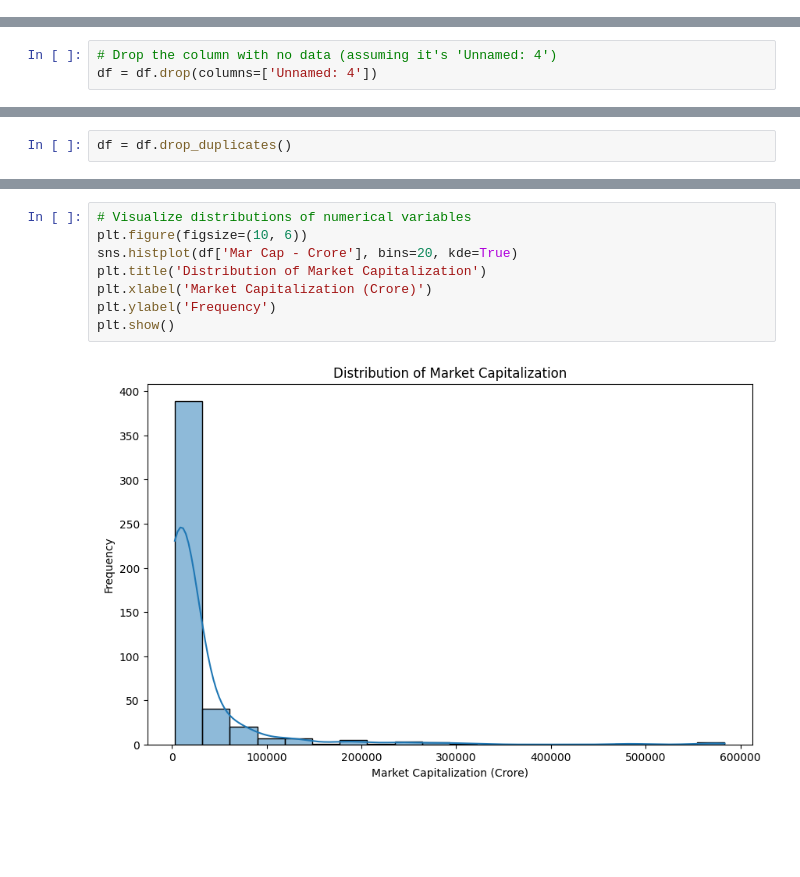
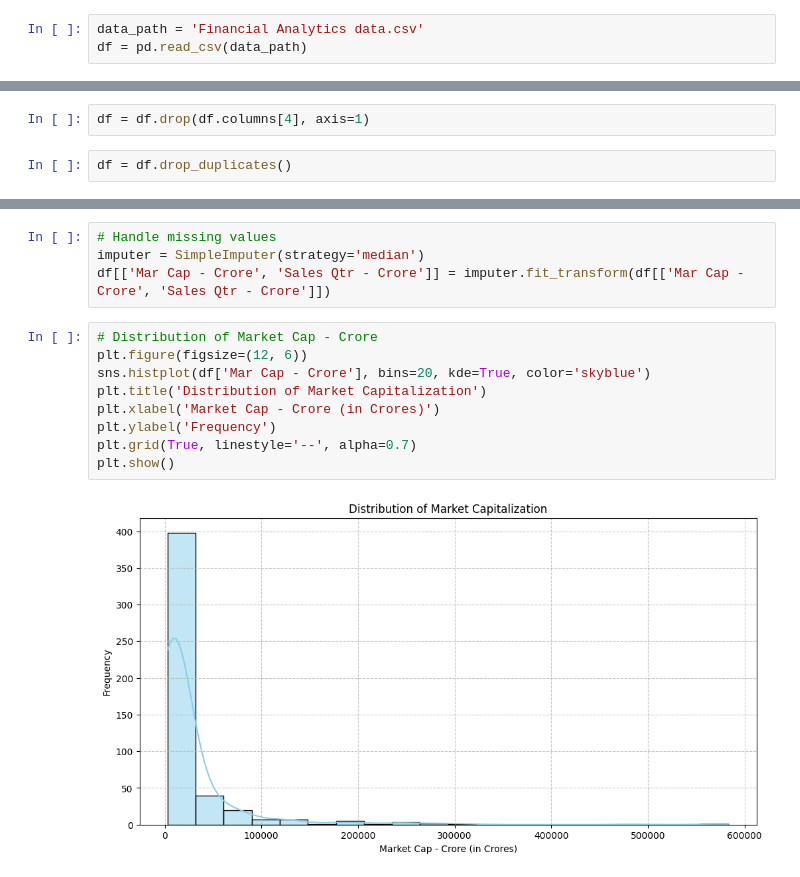
Before and after one commit to mahi1722/Data-Wonder, a Jupyter notebook: Financial Analysis/Financial Analysis.ipynb, the cells around one changed output, grey strips where cells are left out. Saved outputs shown, nothing was run; the diff lists cells and outputs as text; blank space fills up the shorter version.

```diff
--- a/Financial Analysis/Financial Analysis.ipynb
+++ b/Financial Analysis/Financial Analysis.ipynb
@@ -18,9 +26,9 @@ print(df.head())
+# %%
+data_path = 'Financial Analytics data.csv'
+df = pd.read_csv(data_path)
 # %%
 # Get the list of all columns
 columns_list = df.columns.tolist()
 print("List of all columns:", columns_list)
 # %% [output]
 List of all columns: ['S.No.', 'Name', 'Mar Cap - Crore', 'Sales Qtr - Crore', 'Unnamed: 4']
-# %%
-# Drop the column with no data (assuming it's 'Unnamed: 4')
-df = df.drop(columns=['Unnamed: 4'])
@@ -27,2 +60,4 @@ df = df.drop(columns=['Unnamed: 4'])
+# %%
+df = df.drop(df.columns[4], axis=1)
 # %%
 df = df.drop_duplicates()
@@ -43,11 +79,16 @@ max    500.000000    583436.720000      110666.930000
+# %%
+# Handle missing values
+imputer = SimpleImputer(strategy='median')
+df[['Mar Cap - Crore', 'Sales Qtr - Crore']] = imputer.fit_transform(df[['Mar Cap - Crore', 'Sales Qtr - Crore']])
 # %%
-# Visualize distributions of numerical variables
-plt.figure(figsize=(10, 6))
-sns.histplot(df['Mar Cap - Crore'], bins=20, kde=True)
+# Distribution of Market Cap - Crore
+plt.figure(figsize=(12, 6))
+sns.histplot(df['Mar Cap - Crore'], bins=20, kde=True, color='skyblue')
 plt.title('Distribution of Market Capitalization')
-plt.xlabel('Market Capitalization (Crore)')
+plt.xlabel('Market Cap - Crore (in Crores)')
 plt.ylabel('Frequency')
+plt.grid(True, linestyle='--', alpha=0.7)
 plt.show()
 # %% [output]
-[figure, old version]
+[figure, new version]
 # %%
```
Also changed, not shown: parts of 22 cells of this notebook, 10 other files.
